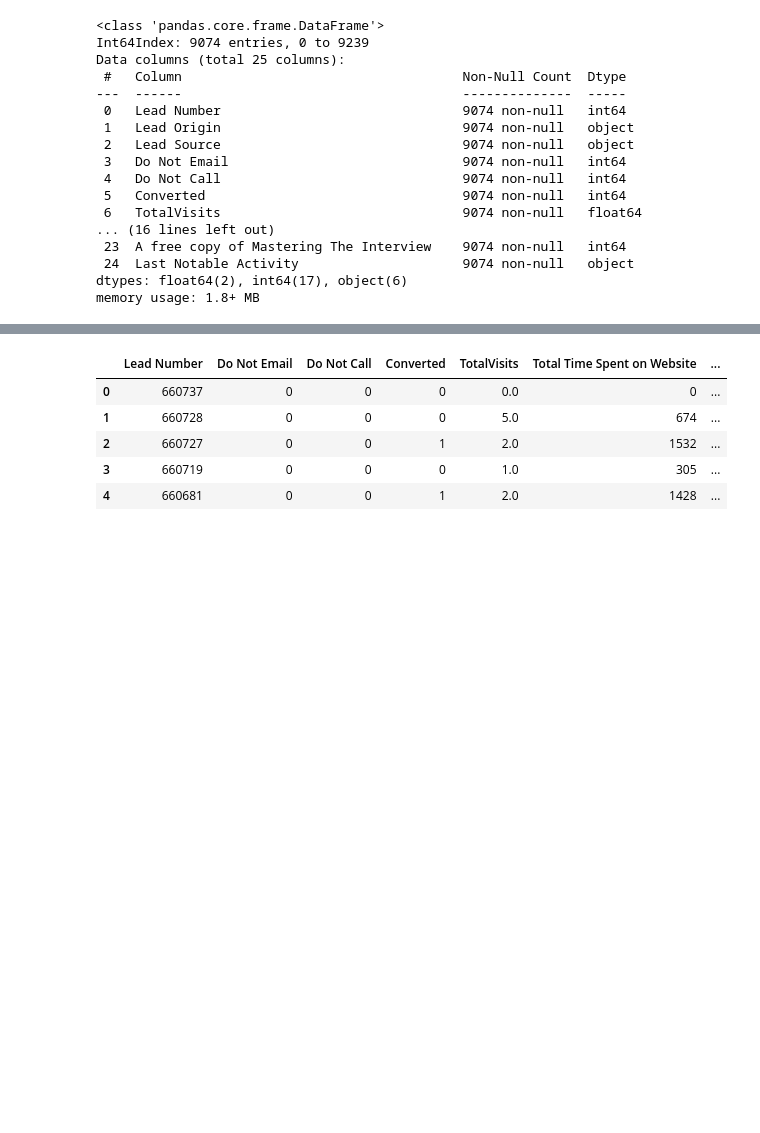
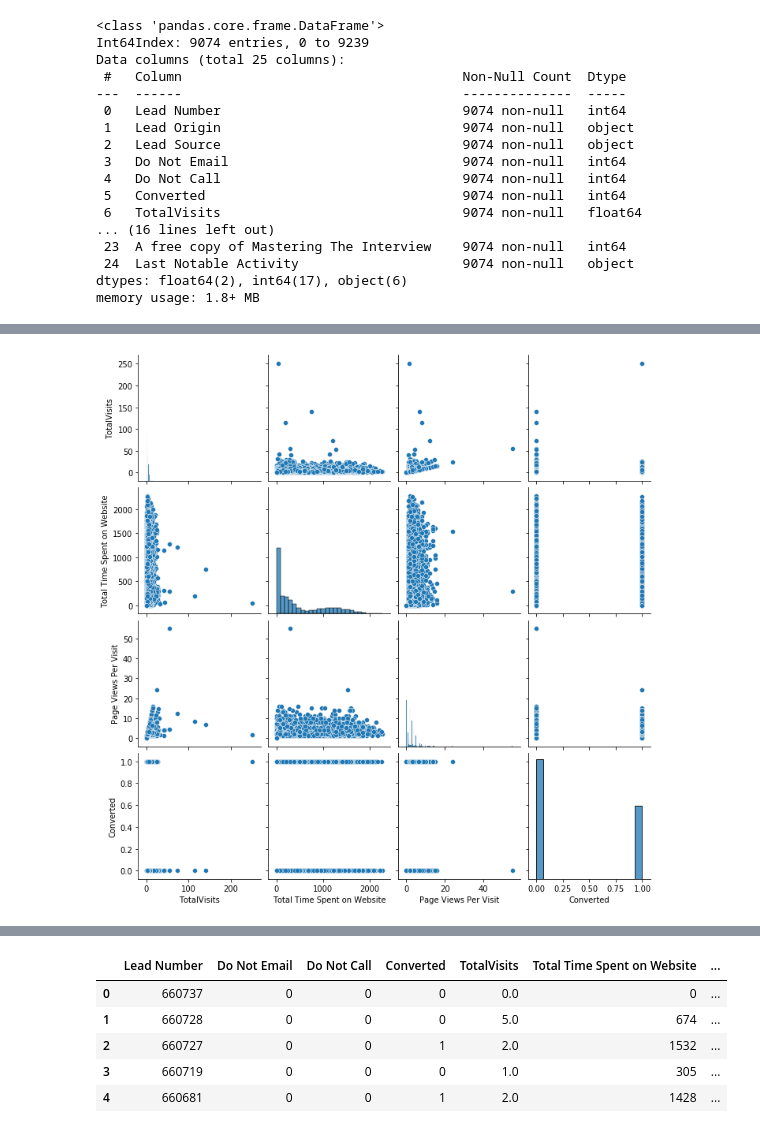
Before and after one commit to sandeepsrikanti/portfolio, a Jupyter notebook: Projects/Lead+Scoring+Case+Study/Lead Scoring Assignment/Lead_scoring.ipynb, the cells around one changed output, grey strips where cells are left out. Cells and saved outputs as stored; diff of their text form; code cells hidden in the pictures; blank space fills up the shorter version.

```diff
--- a/Projects/Lead+Scoring+Case+Study/Lead Scoring Assignment/Lead_scoring.ipynb
+++ b/Projects/Lead+Scoring+Case+Study/Lead Scoring Assignment/Lead_scoring.ipynb
@@ -401,0 +477,5 @@ memory usage: 1.8+ MB
+# %%
+sns.pairplot(lead_data[['TotalVisits','Total Time Spent on Website','Page Views Per Visit','Converted']])
+plt.show()
+# %% [output]
+[figure, added]
```
Also changed, not shown: parts of 23 cells of this notebook, 8 other files.
